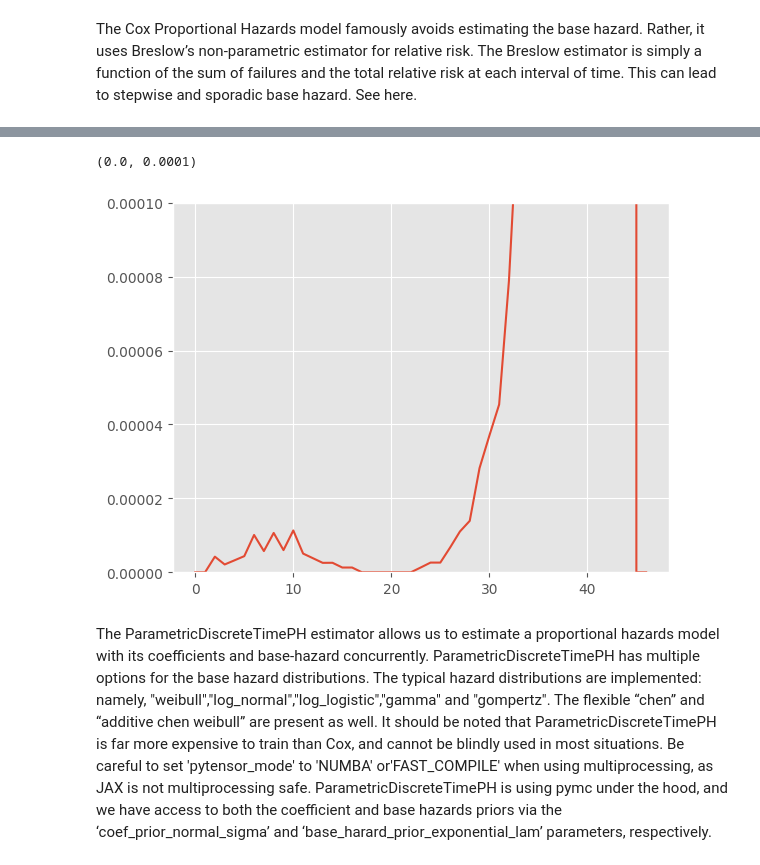
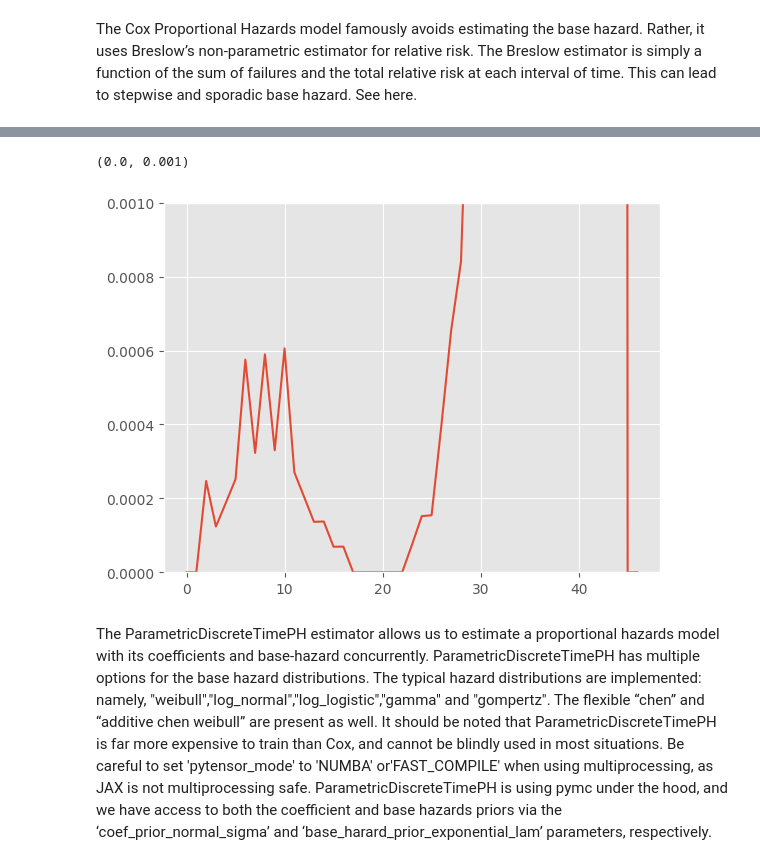
Before and after one commit to pr38/survivalpredict, a Jupyter notebook: notebooks/survivalpredict_walkthrough_demo.ipynb, the cells around one changed output, grey strips where cells are left out. Saved outputs shown, nothing was run; the diff lists cells and outputs as text; code cells hidden in the pictures.

```diff
--- a/notebooks/survivalpredict_walkthrough_demo.ipynb
+++ b/notebooks/survivalpredict_walkthrough_demo.ipynb
@@ -234,10 +238,10 @@ array([0.00000000e+00, 0.00000000e+00, 4.22362623e-06, 2.11185727e-06,
 # %%
 plt.plot(cox._breslow_base_hazard,)
 #zooming in
-plt.ylim(0.,.0001)
+plt.ylim(0.,.001)
 # %% [output]
-(0.0, 0.0001)
+(0.0, 0.001)
-[figure, old version]
+[figure, new version]
 # %% [markdown]
 The ParametricDiscreteTimePH estimator allows us to estimate a proportional hazards model with its coefficients and base-hazard concurrently. ParametricDiscreteTimePH has multiple options for the base hazard distributions. The typical hazard distributions are implemented: namely, "weibull","log_normal","log_logistic","gamma" and "gompertz". The flexible “chen” and “additive chen weibull” are present as well. It should be noted that ParametricDiscreteTimePH  is far more expensive to train than Cox, and cannot be blindly used in most situations. Be careful to set 'pytensor_mode' to 'NUMBA' or'FAST_COMPILE' when using multiprocessing, as JAX is not multiprocessing safe. ParametricDiscreteTimePH is using pymc under the hood, and we have access to both the coefficient and base hazards priors via the ‘coef_prior_normal_sigma’ and ‘base_harard_prior_exponential_lam’ parameters, respectively.
 # %%
```
Also changed, not shown: parts of 20 cells of this notebook, 2 other files.
